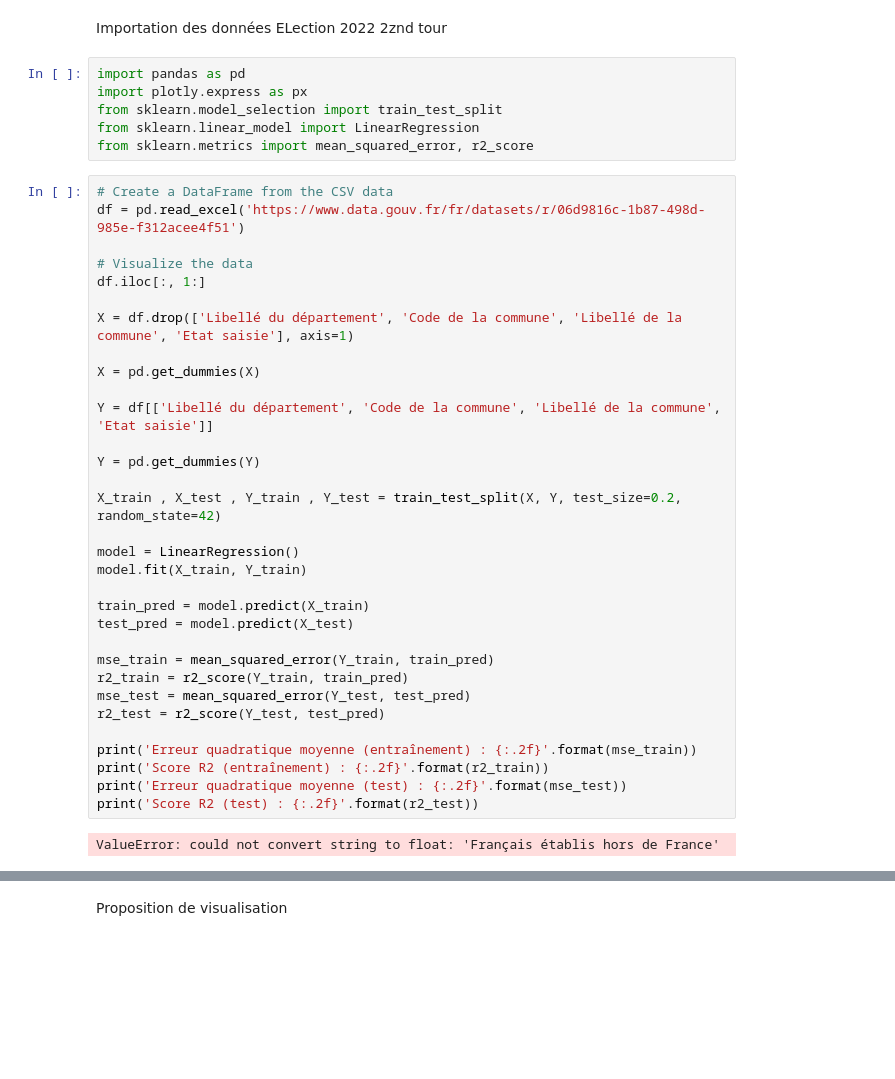
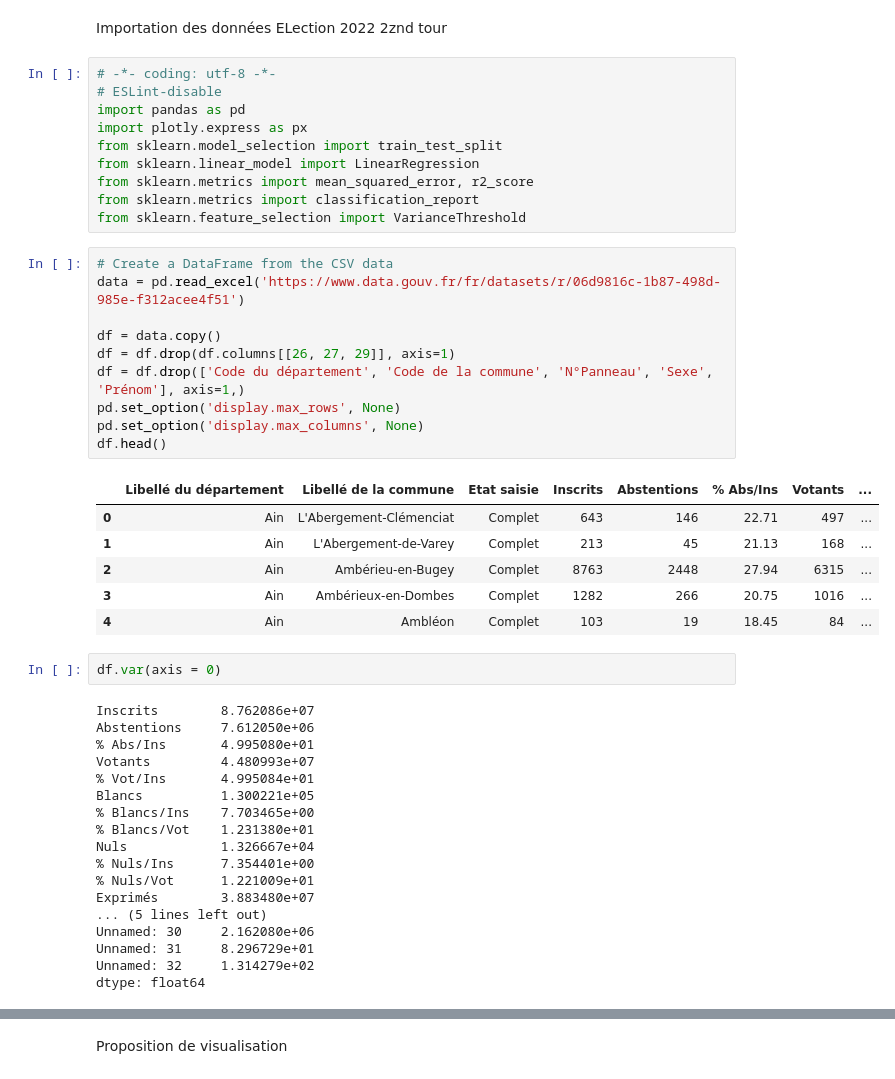
Before and after one commit to Anatgnr/Conso-annuelle-ML, a Jupyter notebook: Projet_ML.ipynb, the cells around one changed output, grey strips where cells are left out. Cells and saved outputs as stored; diff of their text form; blank space fills up the shorter version.

```diff
--- a/Projet_ML.ipynb
+++ b/Projet_ML.ipynb
@@ -3,42 +4,49 @@
 # %% [markdown]
 Importation des données ELection 2022 2znd tour
 # %%
+# -*- coding: utf-8 -*-
+# ESLint-disable
 import pandas as pd
 import plotly.express as px
 from sklearn.model_selection import train_test_split
 from sklearn.linear_model import LinearRegression
 from sklearn.metrics import mean_squared_error, r2_score
+from sklearn.metrics import classification_report
+from sklearn.feature_selection import VarianceThreshold
-# %%
-# Create a DataFrame from the CSV data
-df = pd.read_excel('https://www.data.gouv.fr/fr/datasets/r/06d9816c-1b87-498d-985e-f312acee4f51')
-
-# Visualize the data
-df.iloc[:, 1:]
-
-X = df.drop(['Libellé du département', 'Code de la commune', 'Libellé de la commune', 'Etat saisie'], axis=1)
-
-X = pd.get_dummies(X)
-
-Y = df[['Libellé du département', 'Code de la commune', 'Libellé de la commune', 'Etat saisie']]
-
-Y = pd.get_dummies(Y)
-
-X_train , X_test , Y_train , Y_test = train_test_split(X, Y, test_size=0.2, random_state=42)
-
-model = LinearRegression()
-model.fit(X_train, Y_train)
-
-train_pred = model.predict(X_train)
-test_pred = model.predict(X_test)
-
-mse_train = mean_squared_error(Y_train, train_pred)
-r2_train = r2_score(Y_train, train_pred)
-mse_test = mean_squared_error(Y_test, test_pred)
-r2_test = r2_score(Y_test, test_pred)
-
-print('Erreur quadratique moyenne (entraînement) : {:.2f}'.format(mse_train))
-print('Score R2 (entraînement) : {:.2f}'.format(r2_train))
-print('Erreur quadratique moyenne (test) : {:.2f}'.format(mse_test))
-print('Score R2 (test) : {:.2f}'.format(r2_test))
-# %% [output]
-ValueError: could not convert string to float: 'Français établis hors de France'
+# %%
+# Create a DataFrame from the CSV data
+data = pd.read_excel('https://www.data.gouv.fr/fr/datasets/r/06d9816c-1b87-498d-985e-f312acee4f51')
+
+df = data.copy()
+df = df.drop(df.columns[[26, 27, 29]], axis=1)
+df = df.drop(['Code du département', 'Code de la commune', 'N°Panneau', 'Sexe', 'Prénom'], axis=1,)
+pd.set_option('display.max_rows', None)
+pd.set_option('display.max_columns', None)
+df.head()
+# %% [output]
+|  | Libellé du département | Libellé de la commune | Etat saisie | Inscrits | Abstentions | % Abs/Ins | Votants | ... |
+| 0 | Ain | L'Abergement-Clémenciat | Complet | 643 | 146 | 22.71 | 497 | ... |
+| 1 | Ain | L'Abergement-de-Varey | Complet | 213 | 45 | 21.13 | 168 | ... |
+| 2 | Ain | Ambérieu-en-Bugey | Complet | 8763 | 2448 | 27.94 | 6315 | ... |
+| 3 | Ain | Ambérieux-en-Dombes | Complet | 1282 | 266 | 20.75 | 1016 | ... |
+| 4 | Ain | Ambléon | Complet | 103 | 19 | 18.45 | 84 | ... |
+# %%
+df.var(axis = 0)
+# %% [output]
+Inscrits        8.762086e+07
+Abstentions     7.612050e+06
+% Abs/Ins       4.995080e+01
+Votants         4.480993e+07
+% Vot/Ins       4.995084e+01
+Blancs          1.300221e+05
+% Blancs/Ins    7.703465e+00
+% Blancs/Vot    1.231380e+01
+Nuls            1.326667e+04
+% Nuls/Ins      7.354401e+00
+% Nuls/Vot      1.221009e+01
+Exprimés        3.883480e+07
+... (5 lines left out)
+Unnamed: 30     2.162080e+06
+Unnamed: 31     8.296729e+01
+Unnamed: 32     1.314279e+02
+dtype: float64
```
Also changed, not shown: parts of 2 cells of this notebook.
